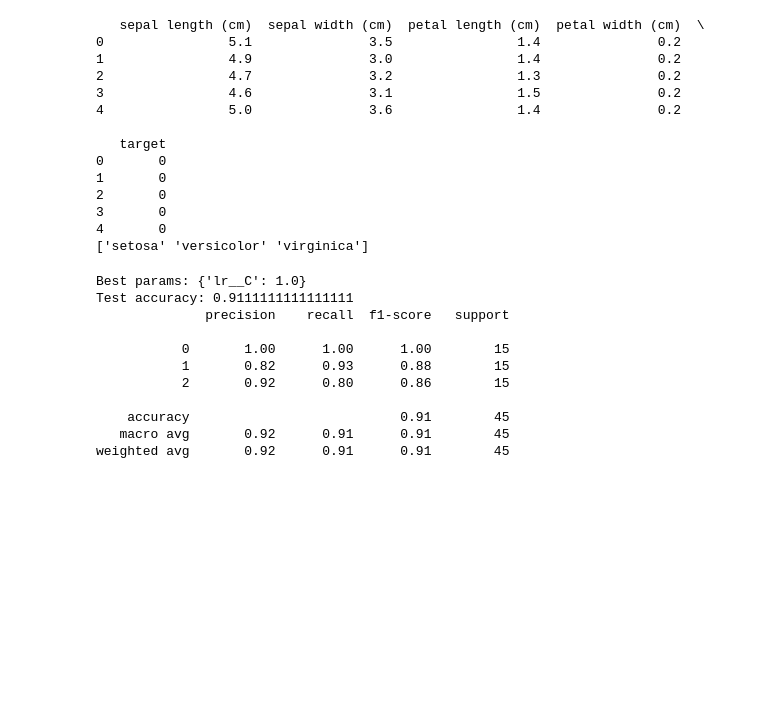
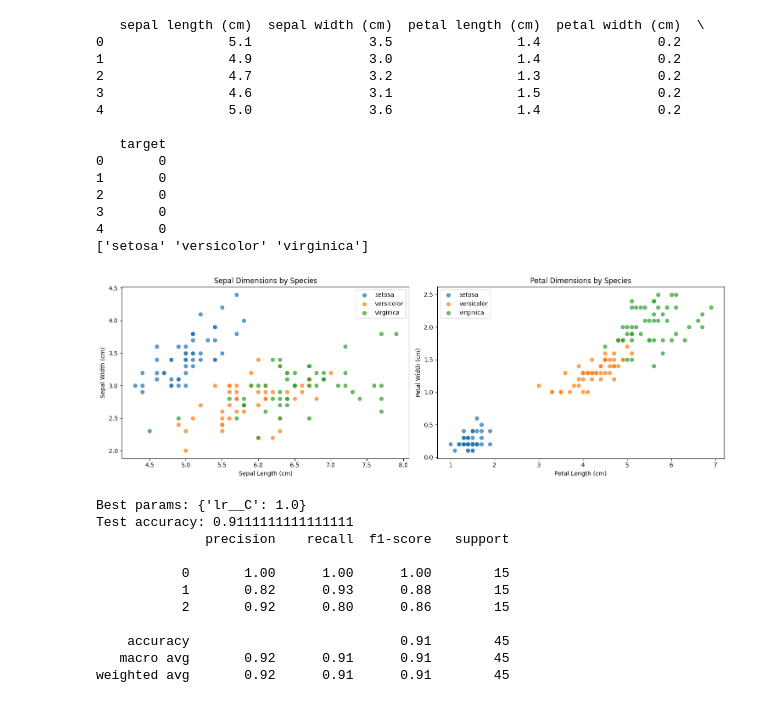
Before and after one commit to henriquefae/PSC_scikit-learn, a Jupyter notebook: Linear_models/Classific_iris.ipynb, the cells around one changed output. Saved outputs shown, nothing was run; the diff lists cells and outputs as text; code cells hidden in the pictures; blank space fills up the shorter version.

```diff
--- a/Linear_models/Classific_iris.ipynb
+++ b/Linear_models/Classific_iris.ipynb
@@ -14,6 +14,11 @@ from sklearn.linear_model import LogisticRegression
 data = load_iris(as_frame=True)
 print(data.frame.head())
 print(data.target_names)
+
+
+df = pd.DataFrame(data.data, columns= data.feature_names)
+df['species'] = data.target
+df['species_name'] = df['species'].map({0: 'setosa', 1: 'versicolor', 2: 'virginica'})
 # %% [output]
    sepal length (cm)  sepal width (cm)  petal length (cm)  petal width (cm)  \
 0                5.1               3.5                1.4               0.2
@@ -29,6 +34,40 @@ print(data.target_names)
 3       0
 4       0
 ['setosa' 'versicolor' 'virginica']
+# %%
+# Visualize the distribution of features by species
+plt.figure(figsize=(15, 5))
+
+# Plot 1: Sepal dimensions
+plt.subplot(1, 2, 1)
+for species in df['species_name'].unique():
+    species_data = df[df['species_name'] == species]
+    plt.scatter(species_data['sepal length (cm)'],
+                species_data['sepal width (cm)'],
+                label=species, alpha=0.7)
+plt.xlabel('Sepal Length (cm)')
+plt.ylabel('Sepal Width (cm)')
+plt.legend()
+plt.title('Sepal Dimensions by Species')
+
+# Plot 2: Petal dimensions
+plt.subplot(1, 2, 2)
+for species in df['species_name'].unique():
+    species_data = df[df['species_name'] == species]
+    plt.scatter(species_data['petal length (cm)'],
+                species_data['petal width (cm)'],
+                label=species, alpha=0.7)
+plt.xlabel('Petal Length (cm)')
+plt.ylabel('Petal Width (cm)')
+plt.legend()
+plt.title('Petal Dimensions by Species')
+
+
+
+plt.tight_layout()
+plt.show()
+# %% [output]
+[figure, added]
 # %%
 X = data.frame.drop(columns=["target"])
 y = data.frame["target"]
```
